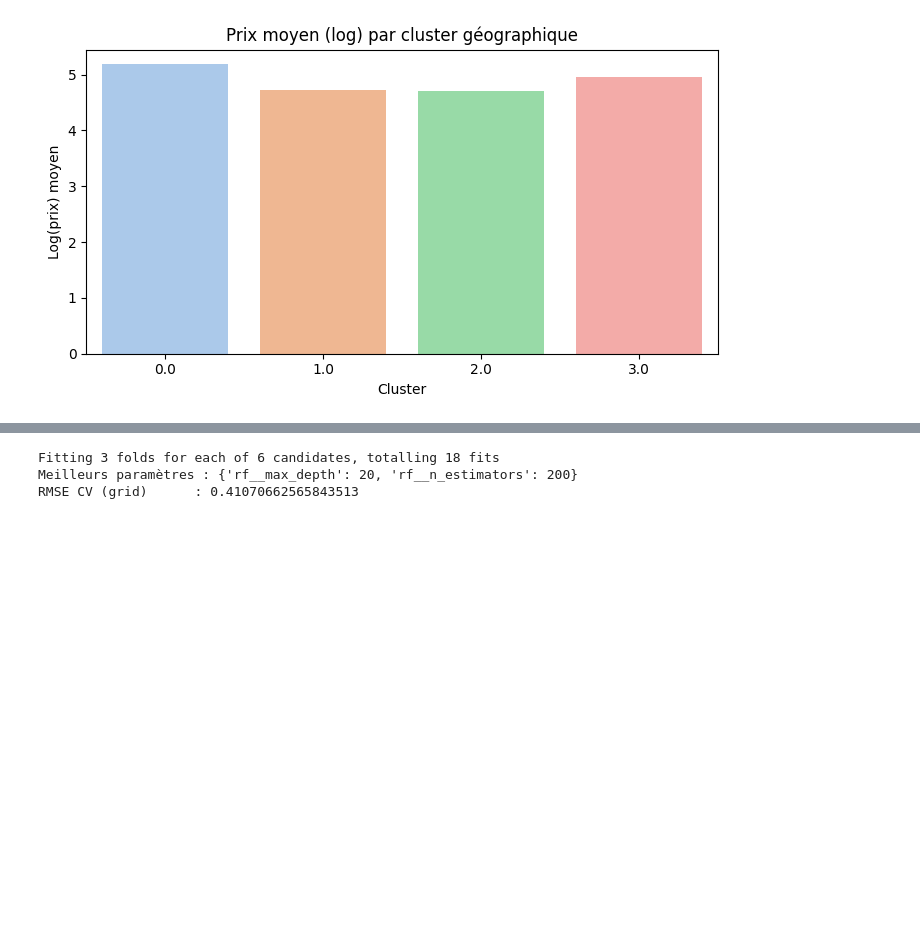
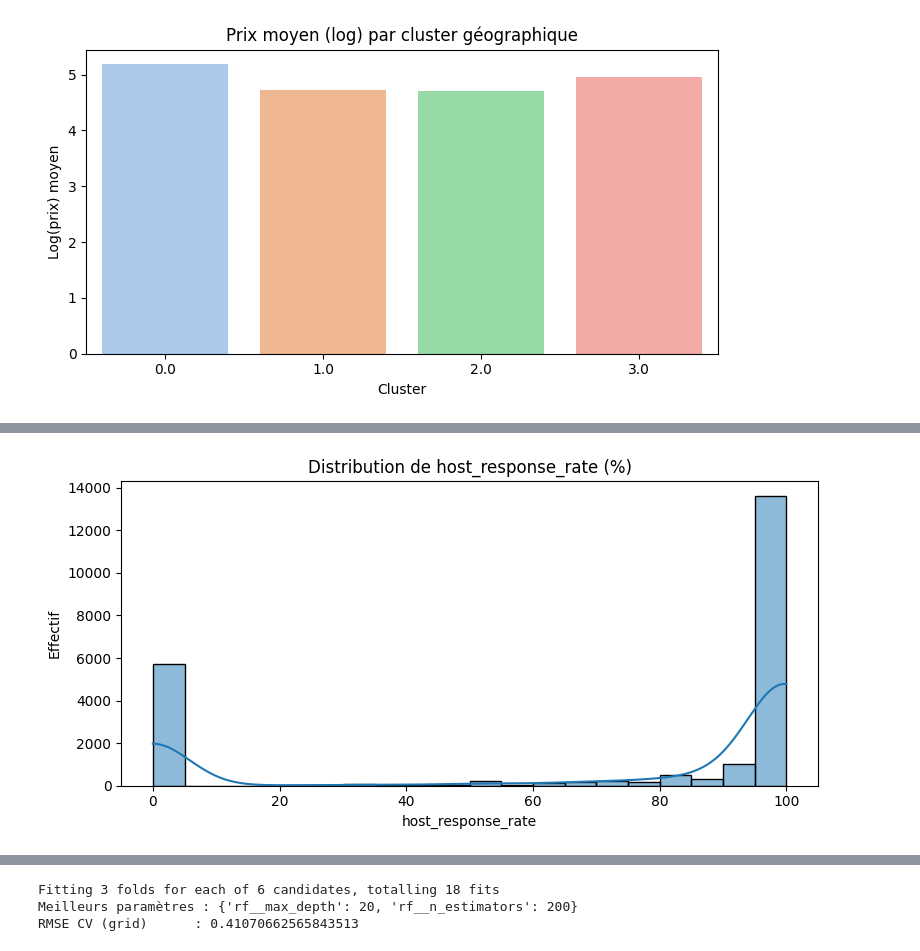
Before and after one commit to aure2004/Projet-Analyse-de-Donee, a Jupyter notebook: test_final.ipynb, the cells around one changed output, grey strips where cells are left out. Saved outputs shown, nothing was run; the diff lists cells and outputs as text; code cells hidden in the pictures; blank space fills up the shorter version.

```diff
--- a/test_final.ipynb
+++ b/test_final.ipynb
@@ -238,0 +305,84 @@ plt.show()
+# %%
+# 1. Histogramme du taux de réponse de l’hôte
+plt.figure(figsize=(8, 4))
+# On retire les % et on convertit en float
+data["host_response_rate"] = data["host_response_rate"].str.rstrip('%').astype(float).fillna(0)
+sns.histplot(data["host_response_rate"], bins=20, kde=True)
+plt.title("Distribution de host_response_rate (%)")
+plt.xlabel("host_response_rate")
+plt.ylabel("Effectif")
+plt.tight_layout()
+plt.show()
+
+# 2. Distribution des notes d'avis
+plt.figure(figsize=(8, 4))
+sns.histplot(data["review_scores_rating"].dropna(), bins=20, kde=True, color="green")
+plt.title("Distribution de review_scores_rating")
+plt.xlabel("review_scores_rating")
+plt.ylabel("Effectif")
+plt.tight_layout()
+plt.show()
+
+# 3. Boxplot de log_price par type de lit (bed_type)
+plt.figure(figsize=(8, 4))
+sns.boxplot(x="bed_type", y="log_price", data=data, palette="pastel")
+plt.title("log_price selon bed_type")
+plt.xlabel("bed_type")
+plt.ylabel("log_price")
+plt.xticks(rotation=45)
+plt.tight_layout()
+plt.show()
+
+# 4. Boxplot de log_price selon cleaning_fee (présence ou non d’un frais de ménage)
+data["cleaning_fee_flag"] = (data["cleaning_fee"] > 0).astype(int)
+plt.figure(figsize=(6, 4))
+sns.boxplot(x="cleaning_fee_flag", y="log_price", data=data)
+plt.title("log_price selon cleaning_fee_flag")
+plt.xlabel("cleaning_fee_flag (0 = non, 1 = oui)")
+plt.ylabel("log_price")
+plt.tight_layout()
+plt.show()
+
+# 5. Boxplot de log_price pour les 10 villes les plus fréquentes
+top_cities = data["city"].value_counts().head(10).index
+plt.figure(figsize=(10, 5))
+sns.boxplot(
+    x="city",
+    y="log_price",
+    data=data[data["city"].isin(top_cities)],
+    palette="muted"
+)
+plt.title("log_price par city (top 10)")
+plt.xlabel("city")
+plt.ylabel("log_price")
+plt.xticks(rotation=45)
+plt.tight_layout()
+plt.show()
+
+# 6. Scatter plot : nombre de reviews vs log_price (avec échelle log pour number_of_reviews)
+plt.figure(figsize=(8, 5))
+sns.scatterplot(
+    x="number_of_reviews",
+    y="log_price",
+    data=data,
+    alpha=0.5
+)
+plt.xscale("log")
+plt.title("log_price en fonction de number_of_reviews (échelle log)")
+plt.xlabel("log(number_of_reviews + 1)")
+plt.ylabel("log_price")
+plt.tight_layout()
+plt.show()
+
+# 7. Histogramme des années depuis la création de l’hôte (host_since)
+data["host_since"] = pd.to_datetime(data["host_since"], errors="coerce")
+plt.figure(figsize=(8, 4))
+sns.countplot(x=data["host_since"].dt.year.dropna().astype(int))
+plt.title("Nombre d'hôtes par année d'inscription")
+plt.xlabel("Année host_since")
+plt.ylabel("Effectif")
+plt.xticks(rotation=45)
+plt.tight_layout()
+plt.show()
+# %% [output]
+[figure, added]
```
Also changed, not shown: parts of 20 cells of this notebook.
